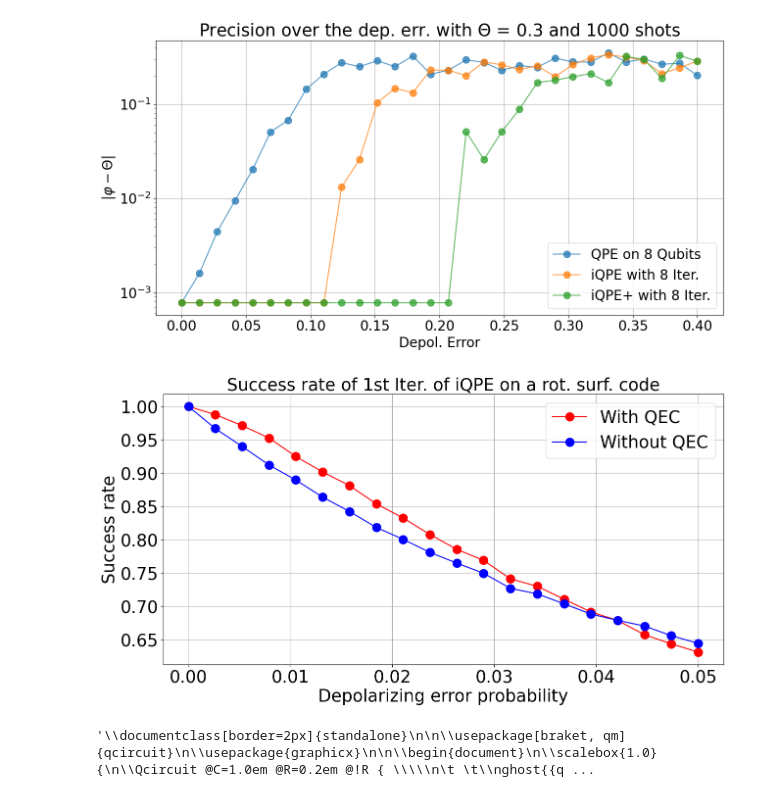
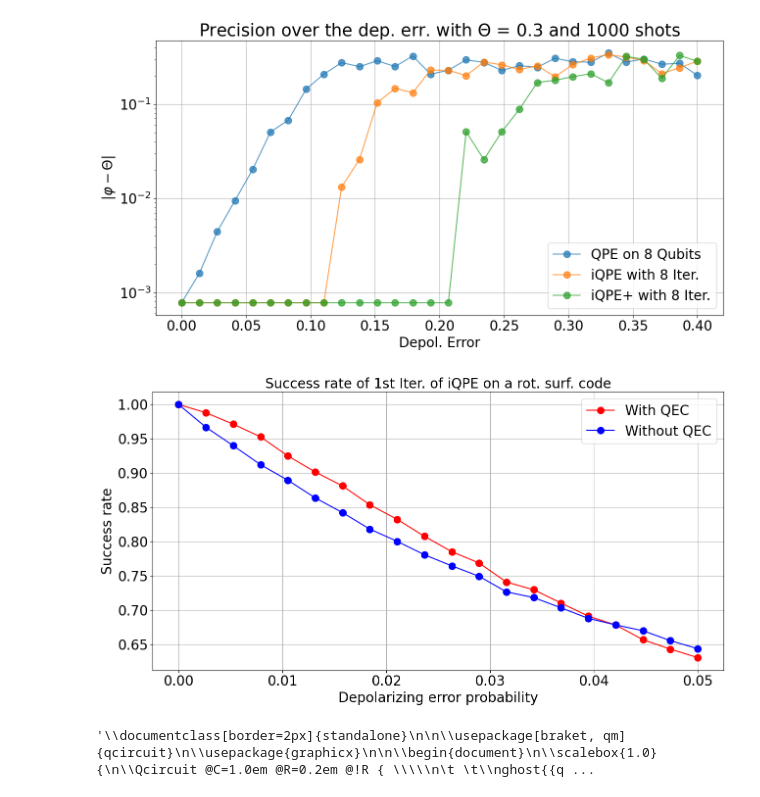
Before and after one commit to RicemanBoy/qc_researchproject, a Jupyter notebook: QPE.ipynb, the cells around one changed output. Saved outputs shown, nothing was run; the diff lists cells and outputs as text; code cells hidden in the pictures.

```diff
--- a/QPE.ipynb
+++ b/QPE.ipynb
@@ -133,23 +133,24 @@ plt.savefig("Error_Threshhold.png", dpi = 300)
 # %%
 QEC = np.loadtxt("QEC.txt", delimiter=",")
 
 x = QEC[0,:]
 y = QEC[1,:]
 y_no_QEC = QEC[2,:]
 
 fig, ax = plt.subplots(figsize=(13,7))
-ax.plot(x,y,label = "With QEC", color="red", marker = ".", markersize = 25)
-ax.plot(x,y_no_QEC, label = "Without QEC", color="blue", marker = ".", markersize = 25)
-plt.title("Success rate of 1st Iter. of iQPE on a rot. surf. code", fontsize=25)
-plt.xlabel("Depolarizing error probability", fontsize=25)
-plt.ylabel("Success rate", fontsize=25)
-plt.xticks(fontsize=25)
-plt.yticks(fontsize=25)
+ax.plot(x,y,label = "With QEC", color="red", marker = ".", markersize = 20)
+ax.plot(x,y_no_QEC, label = "Without QEC", color="blue", marker = ".", markersize = 20)
+plt.title("Success rate of 1st Iter. of iQPE on a rot. surf. code", fontsize=20)
+plt.xlabel("Depolarizing error probability", fontsize=20)
+plt.ylabel("Success rate", fontsize=20)
+plt.xticks(fontsize=20)
+plt.yticks(fontsize=20)
 plt.grid()
-plt.legend(fontsize=25)
+plt.legend(fontsize=20)
 plt.tight_layout()
+plt.savefig("iQPE_1st.png", dpi = 300)
 # %% [output]
-[figure, old version]
+[figure, new version]
 # %%
 qr = QuantumRegister(3,"q")
 cbit = ClassicalRegister(1,"c")
```
Also changed, not shown: 2 other files.
